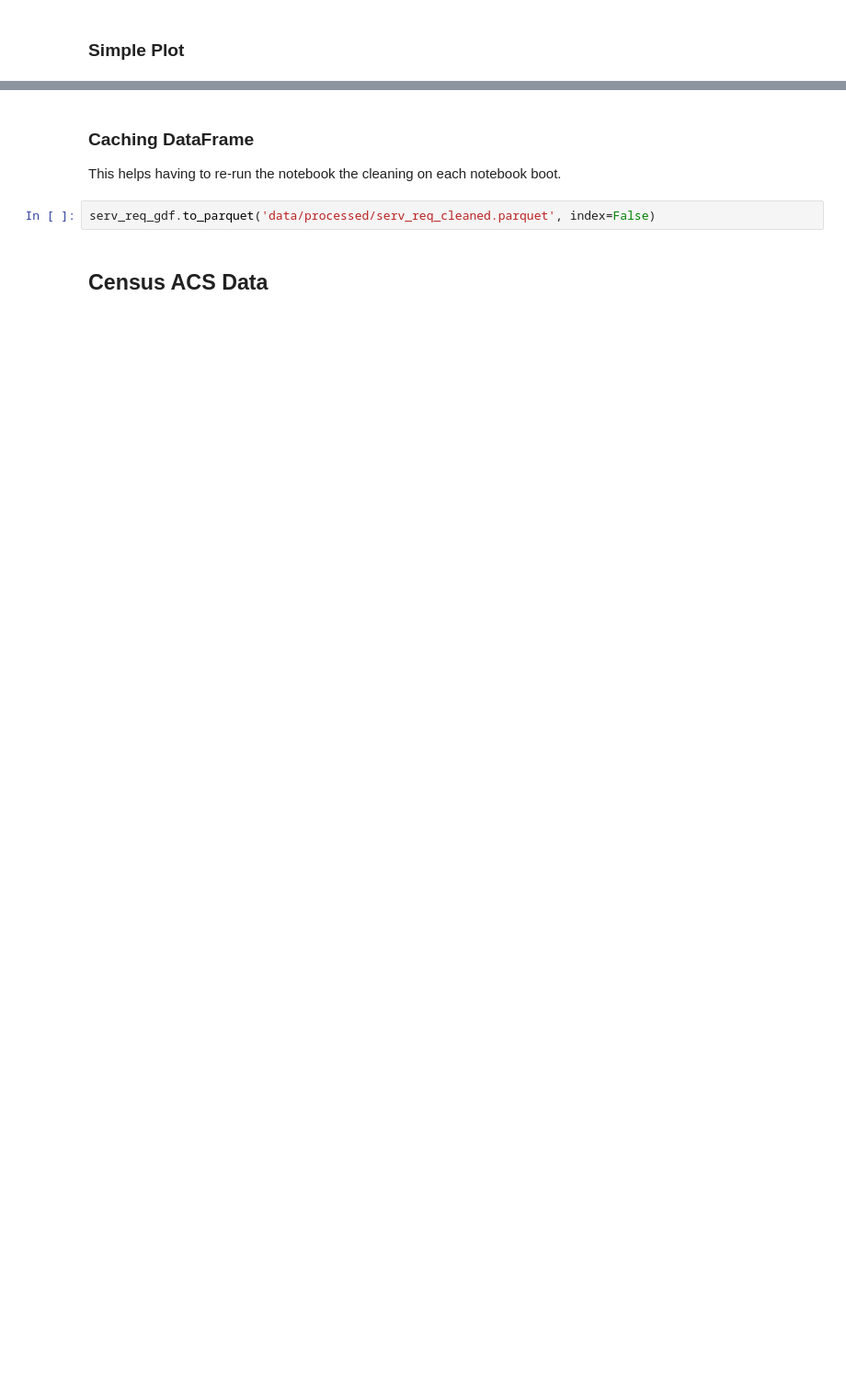
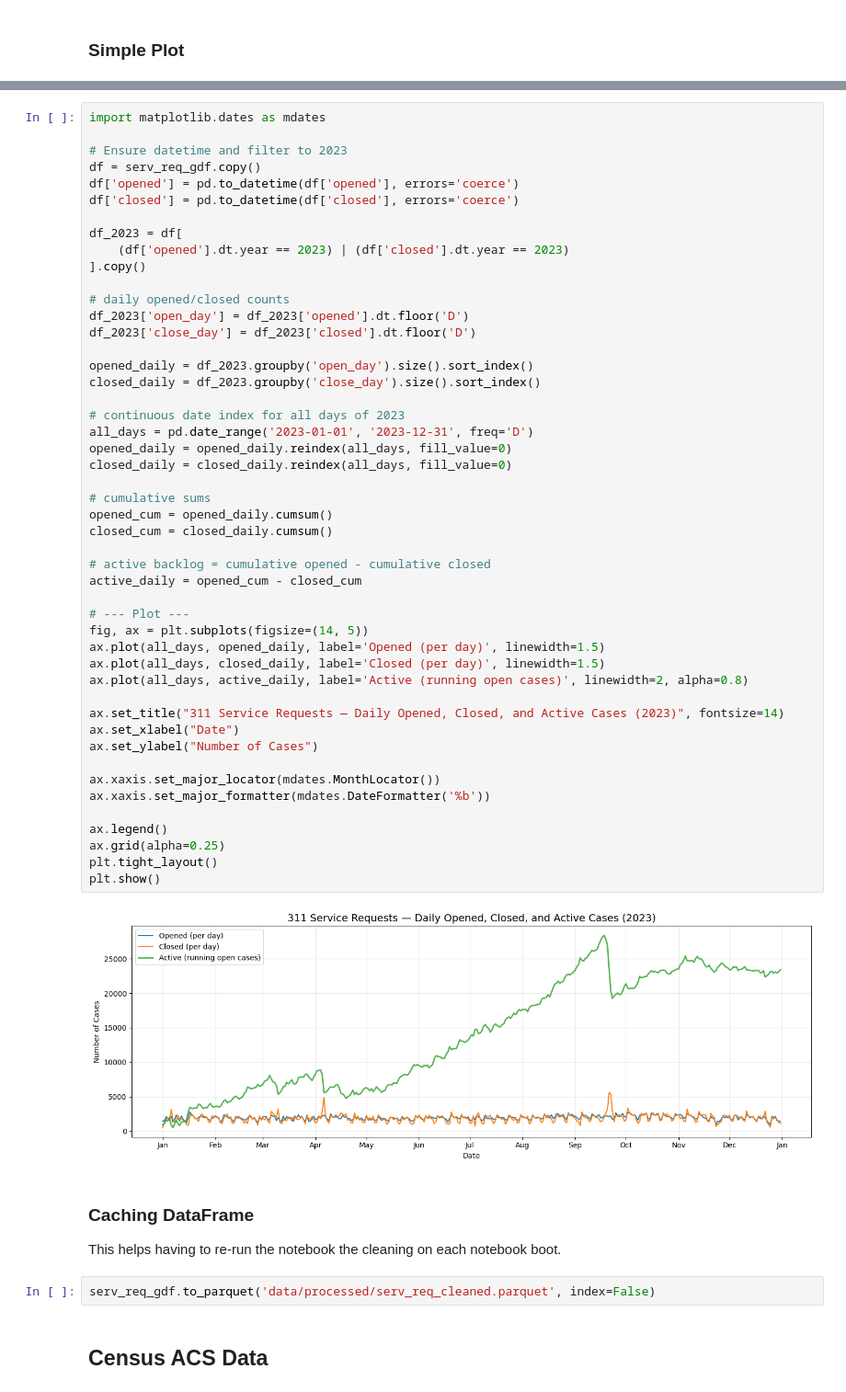
Before and after one commit to manpazito/311-neighborhood-equity, a Jupyter notebook: processing_data.ipynb, the cells around one changed output, grey strips where cells are left out. Shown at 92% size. Drawn from its saved outputs; the diff is of its cells as text; blank space fills up the shorter version.

```diff
--- a/processing_data.ipynb
+++ b/processing_data.ipynb
@@ -218,3 +255,53 @@ plt.show()
+# %%
+import matplotlib.dates as mdates
+
+# Ensure datetime and filter to 2023
+df = serv_req_gdf.copy()
+df['opened'] = pd.to_datetime(df['opened'], errors='coerce')
+df['closed'] = pd.to_datetime(df['closed'], errors='coerce')
+
+df_2023 = df[
+    (df['opened'].dt.year == 2023) | (df['closed'].dt.year == 2023)
+].copy()
+
+# daily opened/closed counts
+df_2023['open_day'] = df_2023['opened'].dt.floor('D')
+df_2023['close_day'] = df_2023['closed'].dt.floor('D')
+
+opened_daily = df_2023.groupby('open_day').size().sort_index()
+closed_daily = df_2023.groupby('close_day').size().sort_index()
+
+# continuous date index for all days of 2023
+all_days = pd.date_range('2023-01-01', '2023-12-31', freq='D')
+opened_daily = opened_daily.reindex(all_days, fill_value=0)
+closed_daily = closed_daily.reindex(all_days, fill_value=0)
+
+# cumulative sums
+opened_cum = opened_daily.cumsum()
+closed_cum = closed_daily.cumsum()
+
+# active backlog = cumulative opened - cumulative closed
+active_daily = opened_cum - closed_cum
+
+# --- Plot ---
+fig, ax = plt.subplots(figsize=(14, 5))
+ax.plot(all_days, opened_daily, label='Opened (per day)', linewidth=1.5)
+ax.plot(all_days, closed_daily, label='Closed (per day)', linewidth=1.5)
+ax.plot(all_days, active_daily, label='Active (running open cases)', linewidth=2, alpha=0.8)
+
+ax.set_title("311 Service Requests — Daily Opened, Closed, and Active Cases (2023)", fontsize=14)
+ax.set_xlabel("Date")
+ax.set_ylabel("Number of Cases")
+
+ax.xaxis.set_major_locator(mdates.MonthLocator())
+ax.xaxis.set_major_formatter(mdates.DateFormatter('%b'))
+
+ax.legend()
+ax.grid(alpha=0.25)
+plt.tight_layout()
+plt.show()
+# %% [output]
+[figure, added]
 # %% [markdown]
 ### Caching DataFrame
 
```
Also changed, not shown: parts of 16 cells of this notebook, 8 other files.
